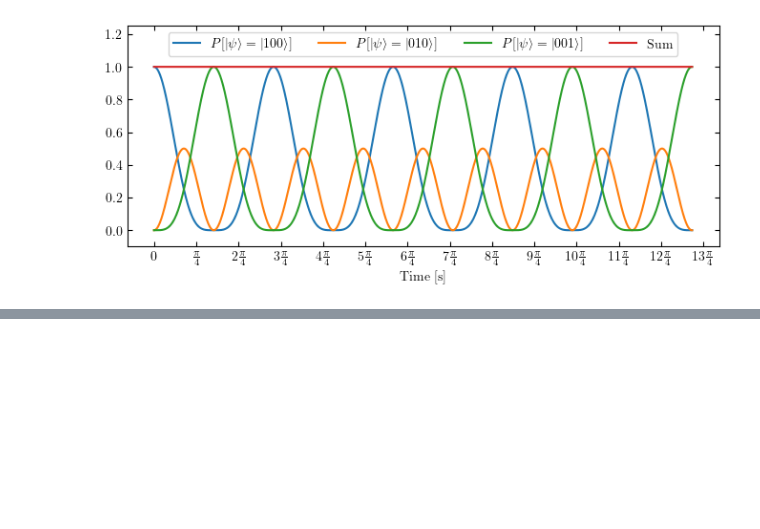
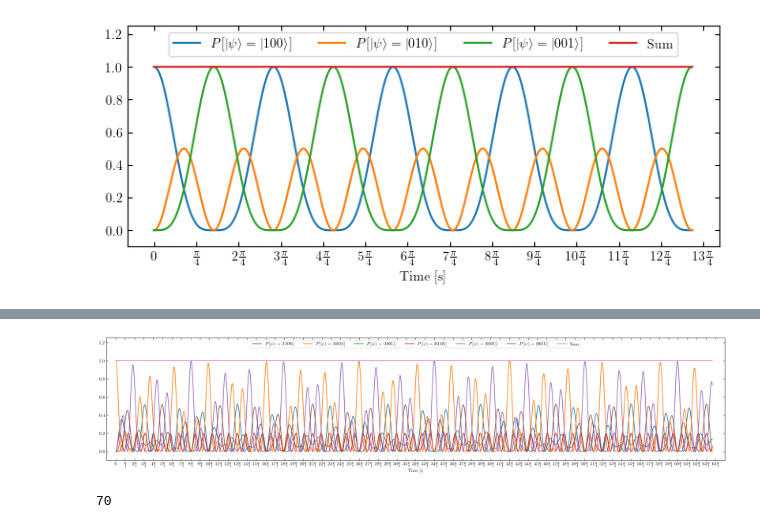
Before and after one commit to seba2390/Azurestuff, a Jupyter notebook: scripts/swap_test.ipynb, the cells around one changed output, grey strips where cells are left out. Drawn from its saved outputs; the diff is of its cells as text; code cells hidden in the pictures; blank space fills up the shorter version.

```diff
--- a/scripts/swap_test.ipynb
+++ b/scripts/swap_test.ipynb
@@ -127,0 +151,52 @@ plt.show()
+# %%
+H_1 = np.array(Operator((X ^ X ^ I ^ I) + (Y ^ Y ^ I ^ I)))
+H_2 = np.array(Operator((I ^ X ^ X ^ I) + (I ^ Y ^ Y ^ I)))
+H_3 = np.array(Operator((I ^ I ^ X ^ X) + (I ^ I ^ Y ^ Y)))
+
+stepsize=0.0001
+N_steps = 500000
+
+_1100_, _1010_, _1001_ = [], [], []
+_0110_, _0101_, _0011_ = [], [], []
+for i in range(0,N_steps+1):
+    t = (stepsize*i)
+    U = expm(-1j*t*(H_1+H_2+H_3))
+    prob_dict = statevector_to_probabilities(U@state_vector)
+    _1100_.append(prob_dict['1100'])
+    _1010_.append(prob_dict['1010'])
+    _1001_.append(prob_dict['1001'])
+    _0110_.append(prob_dict['0110'])
+    _0101_.append(prob_dict['0101'])
+    _0011_.append(prob_dict['0011'])
+# %%
+plt.rc("font", family=["Helvetica", "Arial"])
+plt.rc("text", usetex=True)
+plt.rcParams['text.latex.preamble'] = r'\usepackage{amsmath}\usepackage{amssymb}\usepackage{physics}'
+plt.rc("xtick", top=True, direction="in")
+plt.rc("ytick", right=True, direction="in")
+
+fig,ax = plt.subplots(1,1,figsize=(25,5))
+time = [stepsize*i for i in range(0,N_steps+1)]
+ax.plot(time, _1100_, label=r'$P[\ket{\psi}=\ket{1100}]$')
+ax.plot(time, _1010_, label=r'$P[\ket{\psi}=\ket{1010}]$')
+ax.plot(time, _1001_, label=r'$P[\ket{\psi}=\ket{1001}]$')
+ax.plot(time, _0110_, label=r'$P[\ket{\psi}=\ket{0110}]$')
+ax.plot(time, _0101_, label=r'$P[\ket{\psi}=\ket{0101}]$')
+ax.plot(time, _0011_, label=r'$P[\ket{\psi}=\ket{0011}]$')
+
+ax.plot(time, np.array(_1100_)+np.array(_1010_)+np.array(_1001_)+
+        np.array(_0110_)+np.array(_0101_)+np.array(_0011_),label=r'Sum')
+ax.set_xlabel(r'Time [s]')
+ax.set_ylim(-0.1,1.25)
+ax.set_xlim(-np.pi/4,65*np.pi/4)
+ax.legend(loc='upper center',ncols=7)
+ax.set_xticks([0]+[np.pi/4*i for i in range(1,65)])
+ax.set_xticklabels(['0']+[r'$\frac{\pi}{4}$']+[f'{i}'+r'$\frac{\pi}{4}$' for i in range(2,65)])
+plt.savefig('swap_test_large.png', dpi=300)
+plt.show()
+# %% [output]
+[figure, added]
+# %%
+5*14
+# %% [output]
+70
```
Also changed, not shown: parts of 1 cell of this notebook, 2 other files.
